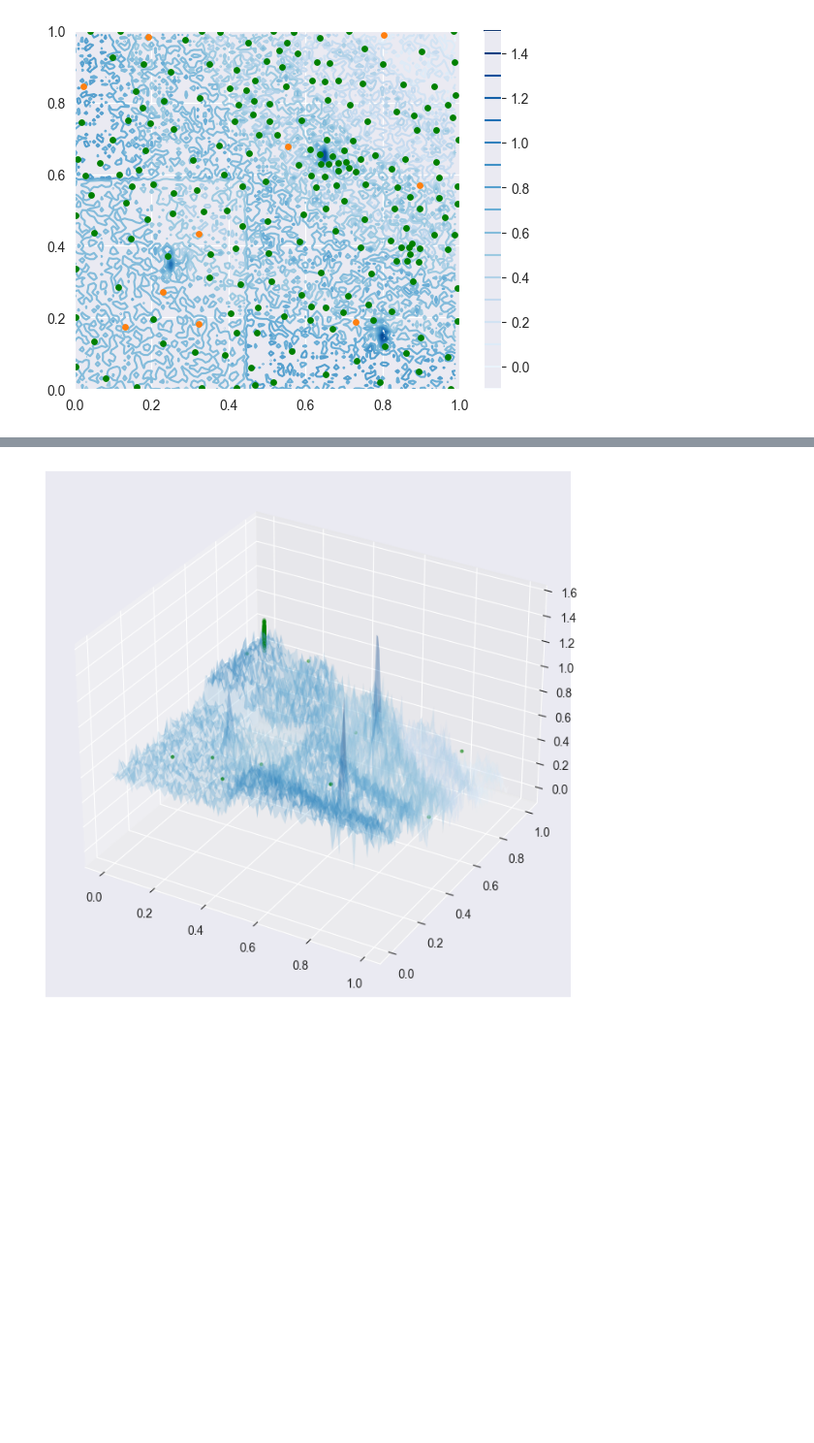
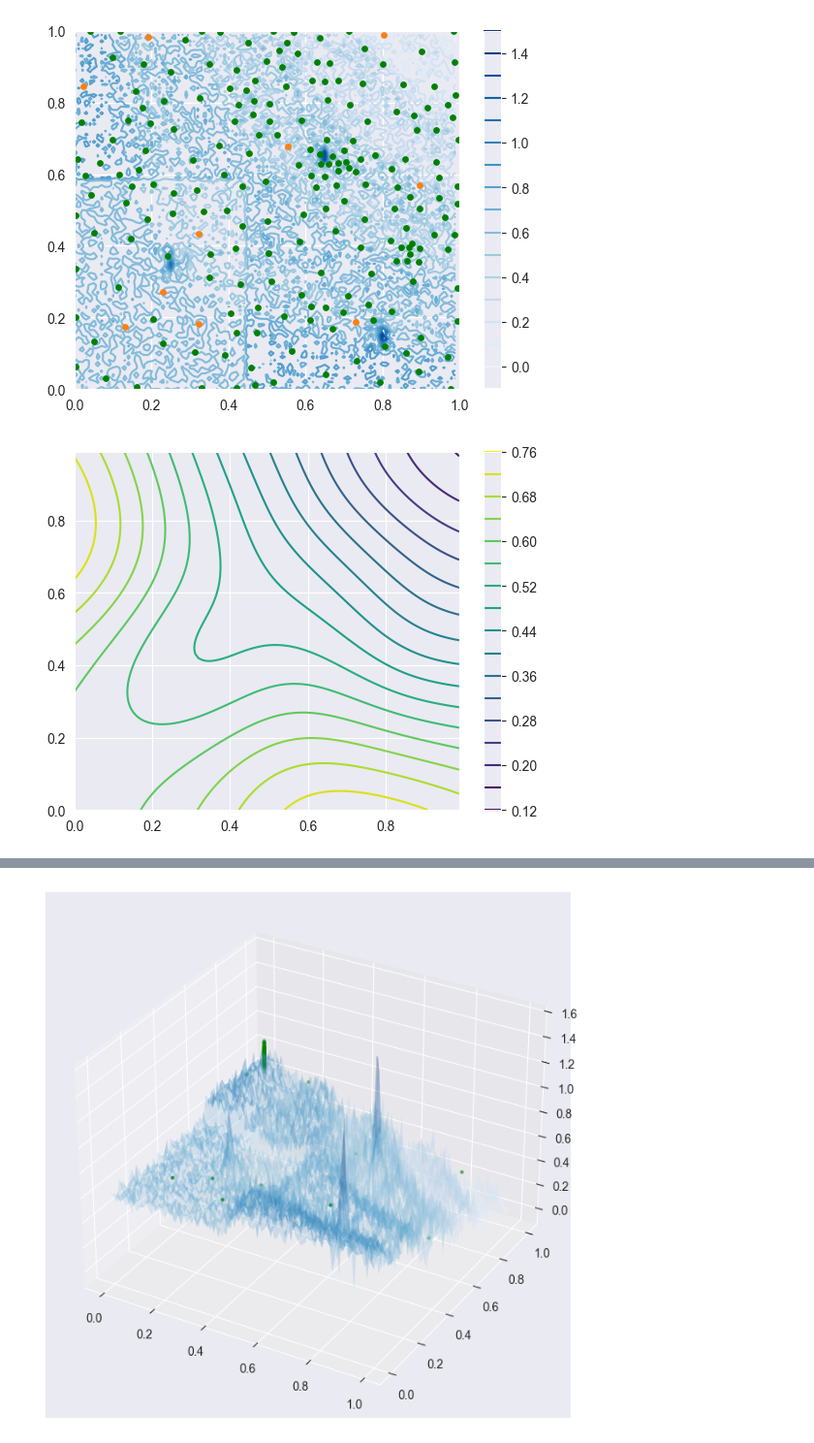
Before and after one commit to acb-code/extrema_search, a Jupyter notebook: src/notebooks/benchmark_nonbalanced_nd.ipynb, the cells around one changed output, grey strips where cells are left out. Shown at 97% size. Cells and saved outputs as stored; diff of their text form; code cells hidden in the pictures; blank space fills up the shorter version.

Commit message:
set up plots of 2d model mean and standard deviation

```diff
--- a/src/notebooks/benchmark_nonbalanced_nd.ipynb
+++ b/src/notebooks/benchmark_nonbalanced_nd.ipynb
@@ -540,9 +540,14 @@ plt.savefig(datasavedir + '/'+'2d_mme_noise_tead_evals_contour'+'.png')
 [figure]
 # %%
 # plot model contours tead
-
-Z_tead_model =
+x1 = torch.arange(0.0, 1.0, 0.01)
+x2 = torch.arange(0.0, 1.0, 0.01)
+X1, X2 = torch.meshgrid([x1, x2])
+Z_tead_model = model_tead.posterior(torch.stack([X1.flatten(), X2.flatten()], dim=1)).mean
+Z_tead_shaped = Z_tead_model.unflatten(dim=0, sizes=(100,100)).squeeze()
 
 fig1, ax1 = plt.subplots()
-CS = ax1.contour(X1, X2, Z_tead_model, levels=15, cmap='Blues')
+CS = ax1.contour(X1, X2, Z_tead_shaped.detach().numpy(), levels=15, cmap='viridis')
 cbar = fig1.colorbar(CS)
+# %% [output]
+[figure, added]
```
Also changed, not shown: parts of 3 cells of this notebook.
